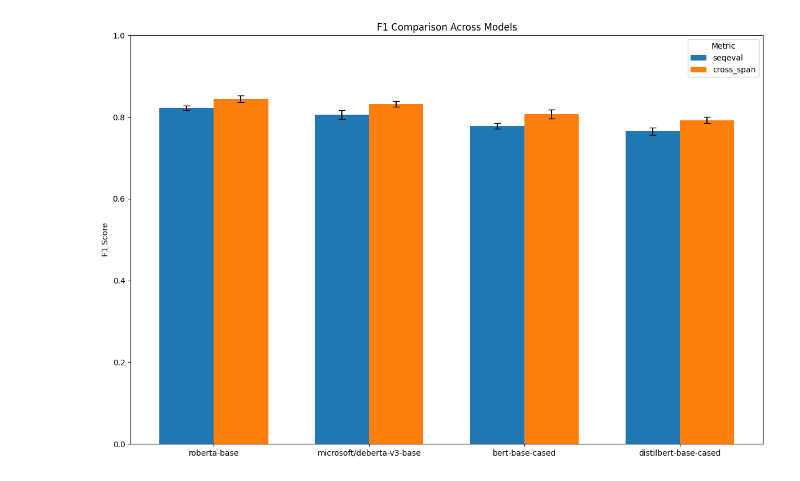
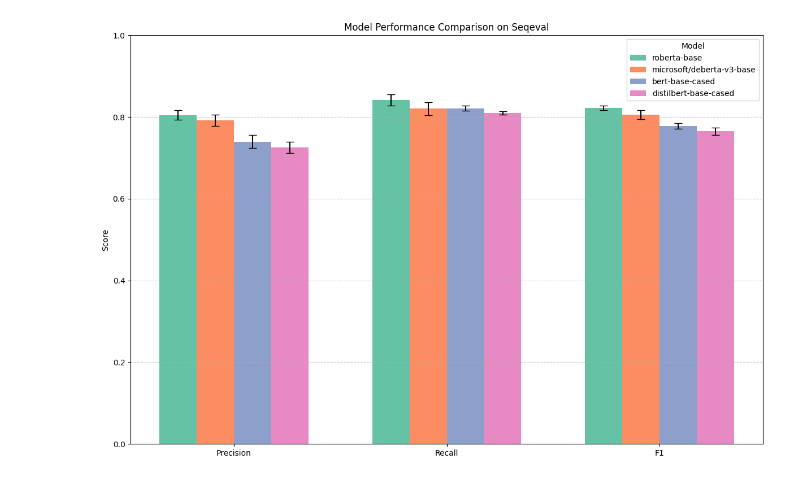
Before and after one commit to MaximilianWeiland/Master_Thesis, a Jupyter notebook: 04_classification_evaluation/group_mention_detection/visual_comparison_ner.ipynb, the cells around one changed output. Cells and saved outputs as stored; diff of their text form; code cells hidden in the pictures.

```diff
--- a/04_classification_evaluation/group_mention_detection/visual_comparison_ner.ipynb
+++ b/04_classification_evaluation/group_mention_detection/visual_comparison_ner.ipynb
@@ -78,38 +81,5 @@ plt.show()
-# %%
-models = list(bert_metrics.keys())
-metrics = ['seqeval', 'cross_span']
-
-mean_values = np.array([[bert_metrics[m][metric]["f1"]["mean"] for metric in metrics] for m in models])
-lower_values = np.array([[bert_metrics[m][metric]["f1"]["lower"] for metric in metrics] for m in models])
-upper_values = np.array([[bert_metrics[m][metric]["f1"]["upper"] for metric in metrics] for m in models])
-
-yerr = np.stack([
-    mean_values - lower_values,
-    upper_values - mean_values
-])
-
-x = np.arange(len(models))
-width = 0.35
-
-fig, ax = plt.subplots(figsize=(12, 8))
-
-for i, metric in enumerate(metrics):
-    ax.bar(
-        x + i * width,
-        mean_values[:, i],
-        width,
-        yerr=yerr[:, :, i],
-        capsize=4,
-        label=metric
-    )
-
-ax.set_xticks(x + width * (len(metrics) - 1) / 2)
-ax.set_xticklabels(models)
-ax.set_ylabel("F1 Score")
-ax.set_ylim(0, 1)
-ax.set_title("F1 Comparison Across Models")
-ax.legend(title="Metric")
-plt.tight_layout()
-plt.show()
-# %% [output]
-[figure, removed]
+# %%
+within_metric_barplot(eval_results=bert_results, focus_metrics=["seqeval"], metric_title_remap=main_metrics_remap, group_width=0.7, color_scheme=plt.cm.Set2.colors)
+#within_metric_dotplot(eval_results=bert_results, focus_metrics=["seqeval"], metric_title_remap=main_metrics_remap, group_width=0.3, color_scheme=plt.cm.Set2.colors, marker="o")
+# %% [output]
+[figure, added]
```
Also changed, not shown: parts of 21 cells of this notebook, 2 other files.
